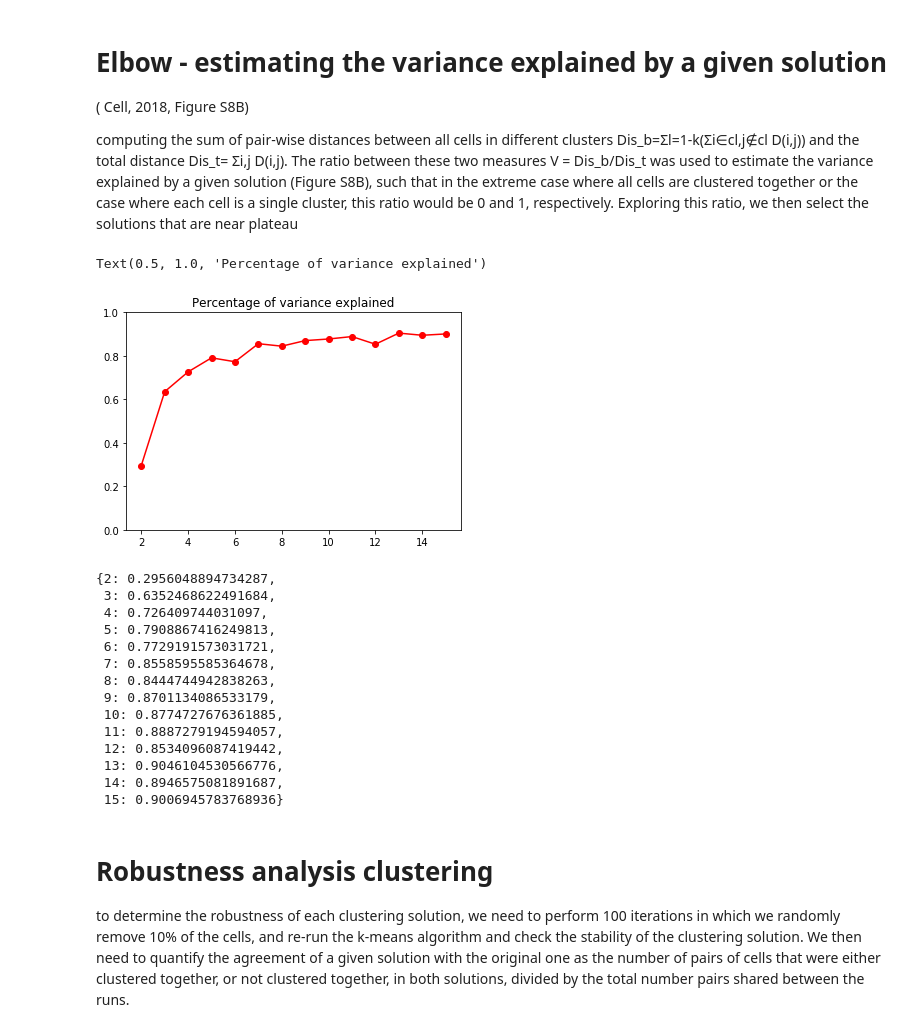
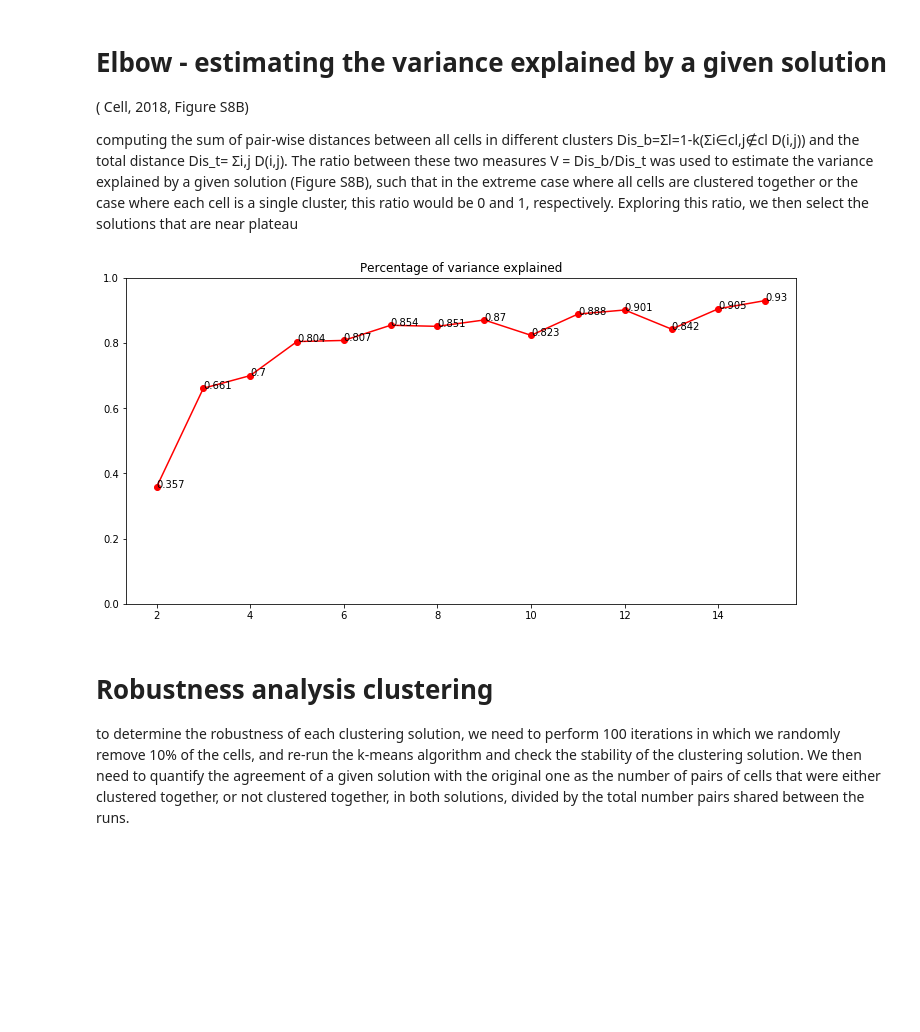
Before and after one commit to ItayShlosberg/classifying-response-to-immunotherapy, a Jupyter notebook: data_analysis/server_notebooks/Elbow_plot_&_robustness analysis clustering.ipynb, the cells around one changed output. Cells and saved outputs as stored; diff of their text form; code cells hidden in the pictures; blank space fills up the shorter version.

```diff
--- a/data_analysis/server_notebooks/Elbow_plot_&_robustness analysis clustering.ipynb
+++ b/data_analysis/server_notebooks/Elbow_plot_&_robustness analysis clustering.ipynb
@@ -101,38 +101,27 @@ plt.pyplot.scatter(np.arange(2, 16), scores)
 
 computing the sum of pair-wise distances between all cells in different clusters Dis_b=Σl=1-k(Σi∈cl,j∉cl D(i,j)) and the total distance Dis_t= Σi,j D(i,j). The ratio between these two measures V = Dis_b/Dis_t was used to estimate the variance explained by a given solution (Figure S8B), such that in the extreme case where all cells are clustered together or the case where each cell is a single cluster, this ratio would be 0 and 1, respectively. Exploring this ratio, we then select the solutions that are near plateau
 # %%
-elbow_pickle_path = r'/storage/md_keren/shitay/outputs/clustering/elbow/elbow.pkl'
+elbow_pickle_path = r'/storage/md_keren/shitay/outputs/clustering/elbow/10.5.21_cohort/elbow.pkl'
 
 elbow = pickle.load(open(elbow_pickle_path, 'rb'))
 
 All_Dist_b = elbow['Ks_Dist_b']
 Dis_t = elbow['Dis_t']
 
 
-
-plt.pyplot.plot(list(All_Dist_b.keys()), [(ii/2)/Dis_t for ii in All_Dist_b.values()], '-or');
-plt.pyplot.ylim((0,1));
-plt.pyplot.title('Percentage of variance explained')
+plt.figure(figsize=(12,6))
+distances = [(ii/2)/Dis_t for ii in All_Dist_b.values()]
+plt.plot(list(All_Dist_b.keys()), distances, '-or');
+plt.ylim((0,1));
+distances_dic = dict(zip(list(All_Dist_b.keys()),distances))
+for a,b in distances_dic.items():
+    plt.text(a, b, str(round(b,3)))
+plt.title('Percentage of variance explained');
+plt.savefig(r'/storage/md_keren/shitay/outputs/clustering/elbow/10.5.21_cohort/elbow_fig.jpg')
 # %% [output]
-Text(0.5, 1.0, 'Percentage of variance explained')
-[figure, old version]
+[figure, new version]
 # %%
-dict(zip(list(All_Dist_b.keys()),[(ii/2)/Dis_t for ii in All_Dist_b.values()]))
+# dict(zip(list(All_Dist_b.keys()),[(ii/2)/Dis_t for ii in All_Dist_b.values()]))
-# %% [output]
-{2: 0.2956048894734287,
- 3: 0.6352468622491684,
- 4: 0.726409744031097,
- 5: 0.7908867416249813,
- 6: 0.7729191573031721,
- 7: 0.8558595585364678,
- 8: 0.8444744942838263,
- 9: 0.8701134086533179,
- 10: 0.8774727676361885,
- 11: 0.8887279194594057,
- 12: 0.8534096087419442,
- 13: 0.9046104530566776,
- 14: 0.8946575081891687,
- 15: 0.9006945783768936}
 # %% [markdown]
 # Robustness analysis clustering
 
```
Also changed, not shown: parts of 3 cells of this notebook, 20 other files.
